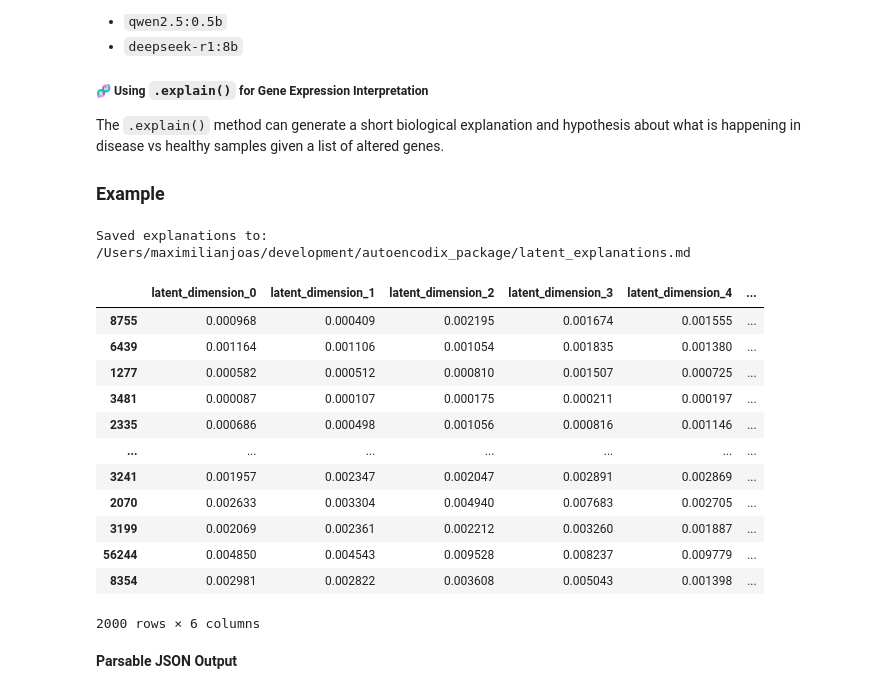
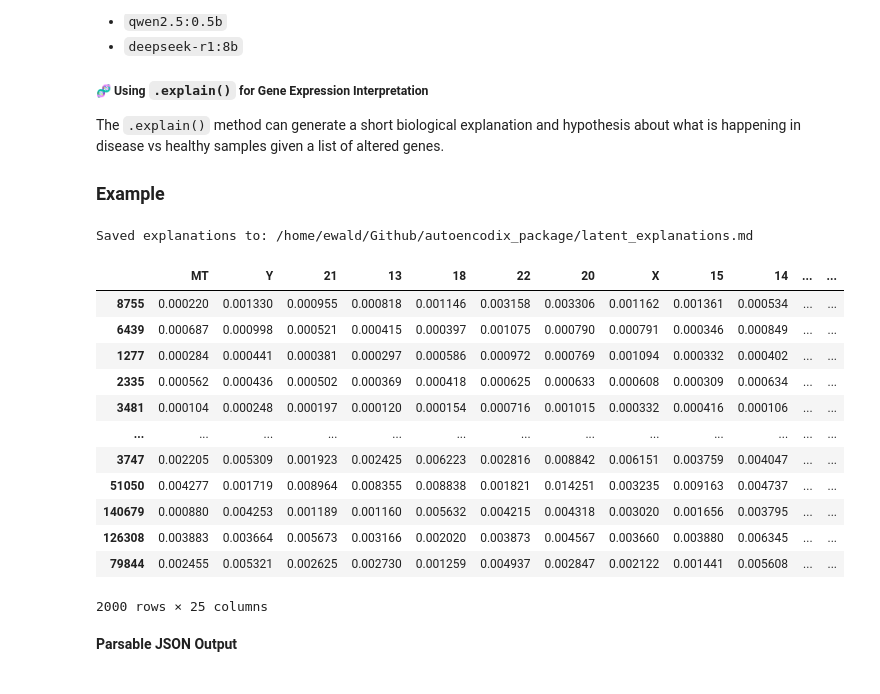
Before and after one commit to Kavlahkaff/autoencodix_package, a Jupyter notebook: Tutorials/DeepDives/ExplainStep.ipynb, the cells around one changed output. Saved outputs shown, nothing was run; the diff lists cells and outputs as text; code cells hidden in the pictures.

Commit message:
Improving explainer by adding grouping of input and baseline. Improvement of Tutorial with synthetic signal example

```diff
--- a/Tutorials/DeepDives/ExplainStep.ipynb
+++ b/Tutorials/DeepDives/ExplainStep.ipynb
@@ -46,8 +131,11 @@ from autoencodix.configs import OntixConfig
 # Paths
 # ---------------------------------------------------------------------
 data_root = "data/raw"
-rna_file = "combined_rnaseq_formatted.parquet"
-meth_file = "combined_meth_formatted.parquet"
+# rna_file = "combined_rnaseq_formatted.parquet"
+# meth_file = "combined_meth_formatted.parquet"
+# clin_file = "combined_clin_formatted.parquet"
+rna_file = "combined_rnaseq_formatted_synth.parquet"
+meth_file = "combined_meth_formatted_synth.parquet"
 clin_file = "combined_clin_formatted.parquet"
 ont_genelevel = "chromosome_ont_genelevel_ncbi.txt"
 ont_hiddenlevel = "chromosome_ont_hiddenlevel.txt"
@@ -97,13 +185,14 @@ ontix_config = OntixConfig(
     data_config=data_config,
     reproducible=True,
     global_seed=42,
-    epochs=10,
+    epochs=100,
     learning_rate=0.0005,
     batch_size=128,
     drop_p=0.3,
     k_filter=2000,
     latent_dim=6,
-    device="cpu",
+    # device="cpu",
+    device="cuda",
     reconstruction_loss="mse",
     default_vae_loss="kl",
     beta=0.001,
@@ -283,22 +424,22 @@ The `.explain()` method can generate a short biological explanation and hypothes
 ### Example
 # %%
 
-ontix.explain(llm_explain=True, llm_client="ollama", llm_model="qwen2.5:0.5b")
+ontix.explain(llm_explain=True, llm_client="ollama", llm_model="gemma3:1b", top_n_genes=5)
 # %% [output]
-Saved explanations to: /Users/maximilianjoas/development/autoencodix_package/latent_explanations.md
+Saved explanations to: /home/ewald/Github/autoencodix_package/latent_explanations.md
-|  | latent_dimension_0 | latent_dimension_1 | latent_dimension_2 | latent_dimension_3 | latent_dimension_4 | ... |
-| 8755 | 0.000968 | 0.000409 | 0.002195 | 0.001674 | 0.001555 | ... |
-| 6439 | 0.001164 | 0.001106 | 0.001054 | 0.001835 | 0.001380 | ... |
-| 1277 | 0.000582 | 0.000512 | 0.000810 | 0.001507 | 0.000725 | ... |
-| 3481 | 0.000087 | 0.000107 | 0.000175 | 0.000211 | 0.000197 | ... |
-| 2335 | 0.000686 | 0.000498 | 0.001056 | 0.000816 | 0.001146 | ... |
-| ... | ... | ... | ... | ... | ... | ... |
-| 3241 | 0.001957 | 0.002347 | 0.002047 | 0.002891 | 0.002869 | ... |
-| 2070 | 0.002633 | 0.003304 | 0.004940 | 0.007683 | 0.002705 | ... |
-| 3199 | 0.002069 | 0.002361 | 0.002212 | 0.003260 | 0.001887 | ... |
-| 56244 | 0.004850 | 0.004543 | 0.009528 | 0.008237 | 0.009779 | ... |
-| 8354 | 0.002981 | 0.002822 | 0.003608 | 0.005043 | 0.001398 | ... |
+|  | MT | Y | 21 | 13 | 18 | 22 | 20 | X | 15 | 14 | ... | ... |
+| 8755 | 0.000220 | 0.001330 | 0.000955 | 0.000818 | 0.001146 | 0.003158 | 0.003306 | 0.001162 | 0.001361 | 0.000534 | ... | ... |
+| 6439 | 0.000687 | 0.000998 | 0.000521 | 0.000415 | 0.000397 | 0.001075 | 0.000790 | 0.000791 | 0.000346 | 0.000849 | ... | ... |
+| 1277 | 0.000284 | 0.000441 | 0.000381 | 0.000297 | 0.000586 | 0.000972 | 0.000769 | 0.001094 | 0.000332 | 0.000402 | ... | ... |
+| 2335 | 0.000562 | 0.000436 | 0.000502 | 0.000369 | 0.000418 | 0.000625 | 0.000633 | 0.000608 | 0.000309 | 0.000634 | ... | ... |
+| 3481 | 0.000104 | 0.000248 | 0.000197 | 0.000120 | 0.000154 | 0.000716 | 0.001015 | 0.000332 | 0.000416 | 0.000106 | ... | ... |
+| ... | ... | ... | ... | ... | ... | ... | ... | ... | ... | ... | ... | ... |
+| 3747 | 0.002205 | 0.005309 | 0.001923 | 0.002425 | 0.006223 | 0.002816 | 0.008842 | 0.006151 | 0.003759 | 0.004047 | ... | ... |
+| 51050 | 0.004277 | 0.001719 | 0.008964 | 0.008355 | 0.008838 | 0.001821 | 0.014251 | 0.003235 | 0.009163 | 0.004737 | ... | ... |
+| 140679 | 0.000880 | 0.004253 | 0.001189 | 0.001160 | 0.005632 | 0.004215 | 0.004318 | 0.003020 | 0.001656 | 0.003795 | ... | ... |
+| 126308 | 0.003883 | 0.003664 | 0.005673 | 0.003166 | 0.002020 | 0.003873 | 0.004567 | 0.003660 | 0.003880 | 0.006345 | ... | ... |
+| 79844 | 0.002455 | 0.005321 | 0.002625 | 0.002730 | 0.001259 | 0.004937 | 0.002847 | 0.002122 | 0.001441 | 0.005608 | ... | ... |
-2000 rows × 6 columns
+2000 rows × 25 columns
 # %% [markdown]
 **Parsable JSON Output**
 # %%
```
Also changed, not shown: parts of 17 cells of this notebook, 2 other files.
